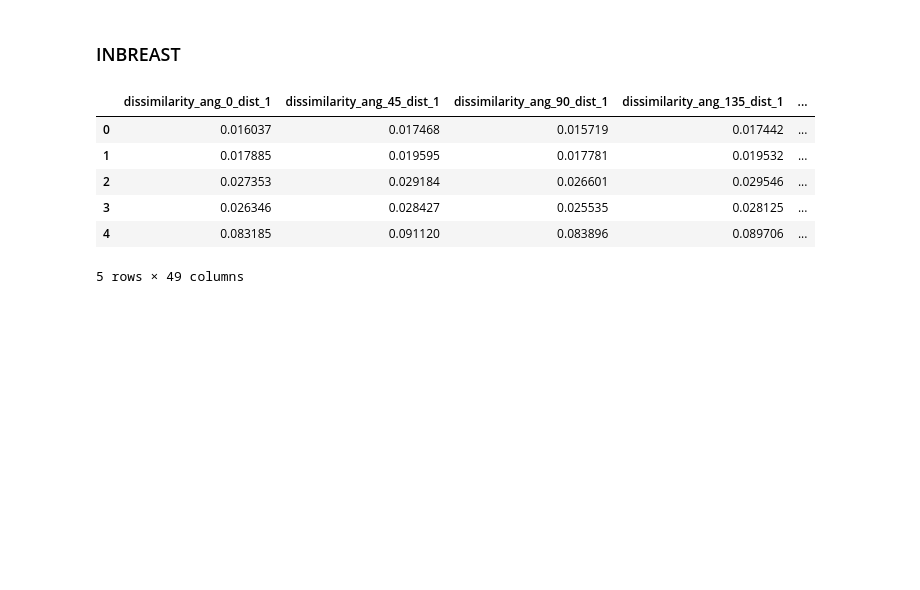
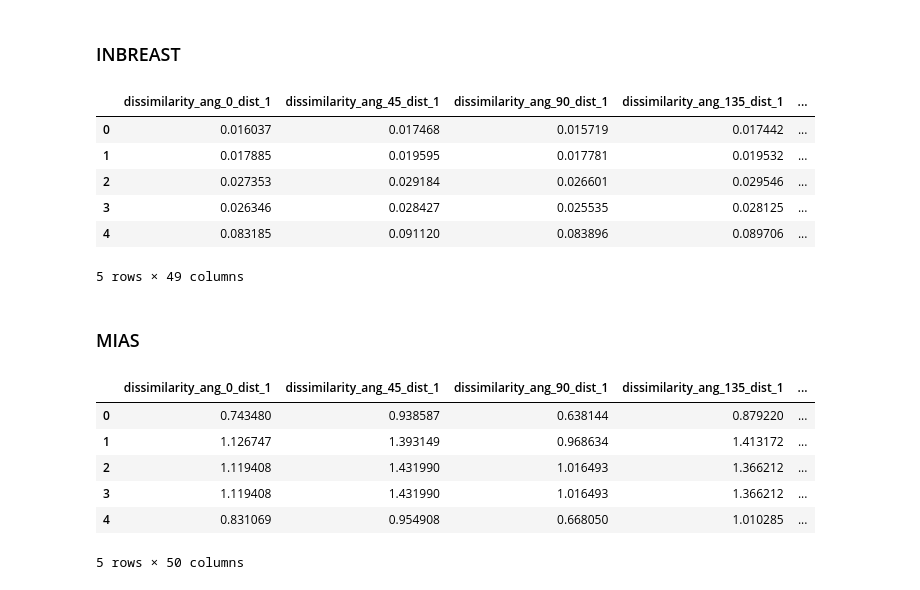
Before and after one commit to matheusssilva991/Radiomica, a Jupyter notebook: src/mamografia/extrair_features_glcm.ipynb, the cells around one changed output. Saved outputs shown, nothing was run; the diff lists cells and outputs as text; code cells hidden in the pictures; blank space fills up the shorter version.

```diff
--- a/src/mamografia/extrair_features_glcm.ipynb
+++ b/src/mamografia/extrair_features_glcm.ipynb
@@ -24,6 +24,7 @@ name_json = "extracted_metadata_CMMD"
 list_metadata = load_json(name_json, path_json)
 glcm_features = []
 labels = []
+image_paths = []
 
 for metadata in list_metadata:
     metadata_csv = metadata['metadata_csv']
@@ -34,6 +35,7 @@ for metadata in list_metadata:
 
     for path_dicom_file in paths_dicom_file:
         dicom_file = dcmread(path_dicom_file)
+        image_paths.append(path_dicom_file)
 
         labels.append(metadata_csv['classification'])
 
@@ -58,6 +60,7 @@ for name in properties:
 
 glcm_df_CMMD = pd.DataFrame(glcm_features, columns=columns)
 glcm_df_CMMD['pathology'] = labels
+glcm_df_CMMD['image_path'] = image_paths
 glcm_df_CMMD.to_csv("../../outputs/mamografia/matriz_glcm_features/matriz_features_glcm_CMMD.csv", index=False)
 glcm_df_CMMD.head()
 # %% [output]
@@ -76,6 +79,7 @@ name_json = "extracted_metadata_CBIS-DDSM"
 list_metadata = load_json(name_json, path_json)
 glcm_features = []
 labels = []
+image_paths = []
 
 for metadata in list_metadata:
     metadata_csv = metadata['metadata_csv']
@@ -85,6 +89,7 @@ for metadata in list_metadata:
 
     for path_dicom_file in paths_dicom_file:
         dicom_file = dcmread(path_dicom_file)
+        image_paths.append(path_dicom_file)
 
         labels.append(metadata_csv['pathology'])
 
@@ -109,6 +114,7 @@ for name in properties:
 
 glcm_df_CBIS_DDSM = pd.DataFrame(glcm_features, columns=columns)
 glcm_df_CBIS_DDSM['pathology'] = labels
+glcm_df_CBIS_DDSM['image_path'] = image_paths
 glcm_df_CBIS_DDSM.to_csv("../../outputs/mamografia/matriz_glcm_features/matriz_features_glcm_CBIS-DDSM.csv", index=False)
 glcm_df_CBIS_DDSM.head()
 # %% [output]
@@ -127,6 +133,7 @@ name_json = "extracted_metadata_INBREAST"
 list_metadata = load_json(name_json, path_json)
 glcm_features = []
 labels = []
+image_paths = []
 
 for metadata in list_metadata:
     metadata_csv = metadata['metadata_csv']
@@ -135,6 +142,7 @@ for metadata in list_metadata:
 
     for path_dicom_file in paths_dicom_file:
         dicom_file = dcmread(path_dicom_file)
+        image_paths.append(path_dicom_file)
 
         label = metadata_csv['bi-rads'].replace("4a", "3").replace("4b", "3").replace("4c", "5")  # noqa: E501
         label = int(label)
@@ -171,6 +179,7 @@ for name in properties:
 
 glcm_df_INBREAST = pd.DataFrame(glcm_features, columns=columns)
 glcm_df_INBREAST['pathology'] = labels
+glcm_df_INBREAST['image_path'] = image_paths
 glcm_df_INBREAST.to_csv("../../outputs/mamografia/matriz_glcm_features/matriz_features_glcm_INBREAST.csv", index=False)
 glcm_df_INBREAST.head()
 # %% [output]
@@ -181,3 +190,54 @@ glcm_df_INBREAST.head()
 | 3 | 0.026346 | 0.028427 | 0.025535 | 0.028125 | ... |
 | 4 | 0.083185 | 0.091120 | 0.083896 | 0.089706 | ... |
 5 rows × 49 columns
+# %% [markdown]
+### MIAS
+# %%
+name_json = "extracted_metadata_MIAS"
+
+list_metadata = load_json(name_json, path_json)
+glcm_features = []
+labels = []
+image_paths = []
+
+for metadata in list_metadata:
+    if 'classification' not in metadata['metadata_txt'].keys():
+        continue
+
+    metadata_txt = metadata['metadata_txt']
+
+    image_path = metadata_txt['image_path']
+    image_paths.append(image_path)
+    labels.append(metadata_txt['classification'])
+
+    # Carrega a matriz da imagem original
+    image = cv2.imread(image_path, cv2.IMREAD_GRAYSCALE)
+
+    # Redimensiona a imagem original e salva no array
+    if image.max() > 256:
+        image = (image / 256).astype(np.uint8)
+
+    features = get_glcm_features(image, distances, angles, 256, True, True, properties)
+    glcm_features.append(features)
+
+columns = []
+angles_labels = get_angles_labels(angles)
+
+for name in properties:
+    for distance in distances:
+        for ang in angles_labels:
+            columns.append(name + "_ang_" + ang + "_dist_" + str(distance))
+
+glcm_df_MIAS = pd.DataFrame(glcm_features, columns=columns)
+glcm_df_MIAS['pathology'] = labels
+glcm_df_MIAS['image_path'] = image_paths
+glcm_df_MIAS.to_csv("../../outputs/mamografia/matriz_glcm_features/matriz_features_glcm_MIAS.csv", index=False)
+glcm_df_MIAS.head()
+# %% [output]
+|  | dissimilarity_ang_0_dist_1 | dissimilarity_ang_45_dist_1 | dissimilarity_ang_90_dist_1 | dissimilarity_ang_135_dist_1 | ... |
+| 0 | 0.743480 | 0.938587 | 0.638144 | 0.879220 | ... |
+| 1 | 1.126747 | 1.393149 | 0.968634 | 1.413172 | ... |
+| 2 | 1.119408 | 1.431990 | 1.016493 | 1.366212 | ... |
+| 3 | 1.119408 | 1.431990 | 1.016493 | 1.366212 | ... |
+| 4 | 0.831069 | 0.954908 | 0.668050 | 1.010285 | ... |
+5 rows × 50 columns
```
Also changed, not shown: 5 other files.
